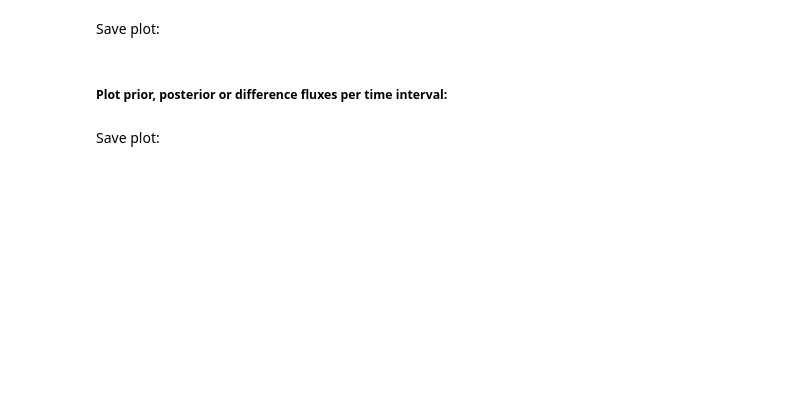
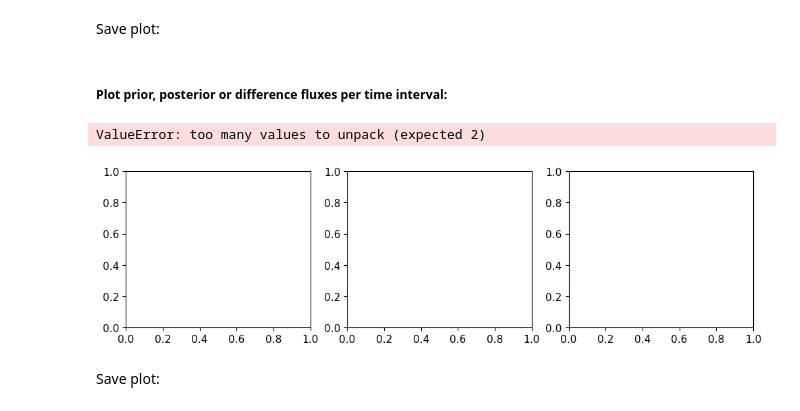
Before and after one commit to mgalkowski/fluxy-mpi-bgc, a Jupyter notebook: mpi-bgc-intern/scripts/PARIS_inversion_results.ipynb, the cells around one changed output. Saved outputs shown, nothing was run; the diff lists cells and outputs as text; code cells hidden in the pictures; blank space fills up the shorter version.

```diff
--- a/mpi-bgc-intern/scripts/PARIS_inversion_results.ipynb
+++ b/mpi-bgc-intern/scripts/PARIS_inversion_results.ipynb
@@ -445,19 +444,22 @@ Save plot:
 # %%
 from fluxy.plots.flux_map import plot_flux_map_over_time
 
 region = 'FRA'
 chop_by = 'year' # Time unit of the averaging period (options for 'year', 'month' and 'season').
                  # Alternatively, a list of starting dates can be provided (format '2018-01-01') or a list of months (e.g., [[1:3], [7:9]])
 dt = 2  # Number of time steps for year and month chop_by options
 var = 'flux_total_posterior'  # Variable to be plotted. Extra options for 'posterior_prior_diff', 'posterior_mean_diff', 'posterior_prior_diff_inversion_grid', 'posterior_mean_diff_inversion_grid'.
 plot_combined = False
-add_sites = True
+add_sites = False
 add_markers = ['paris']
 set_fluxlim = 'auto' # Set flux colorbar limits: e.g.[0,10]|'auto' ('auto' = 99th percentile of flux_posterior)
 ###################################
 
 fig = plot_flux_map_over_time(ds_all_flux_scaled, var, species,region,config_data, model_labels, chop_by=chop_by, dt=dt,
                               plot_combined=plot_combined, add_sites=add_sites, add_markers=add_markers, set_fluxlim = set_fluxlim)
+# %% [output]
+ValueError: too many values to unpack (expected 2)
+[figure, added]
 # %% [markdown]
 Save plot:
 # %%
```
Also changed, not shown: parts of 4 cells of this notebook, 2 other files.
